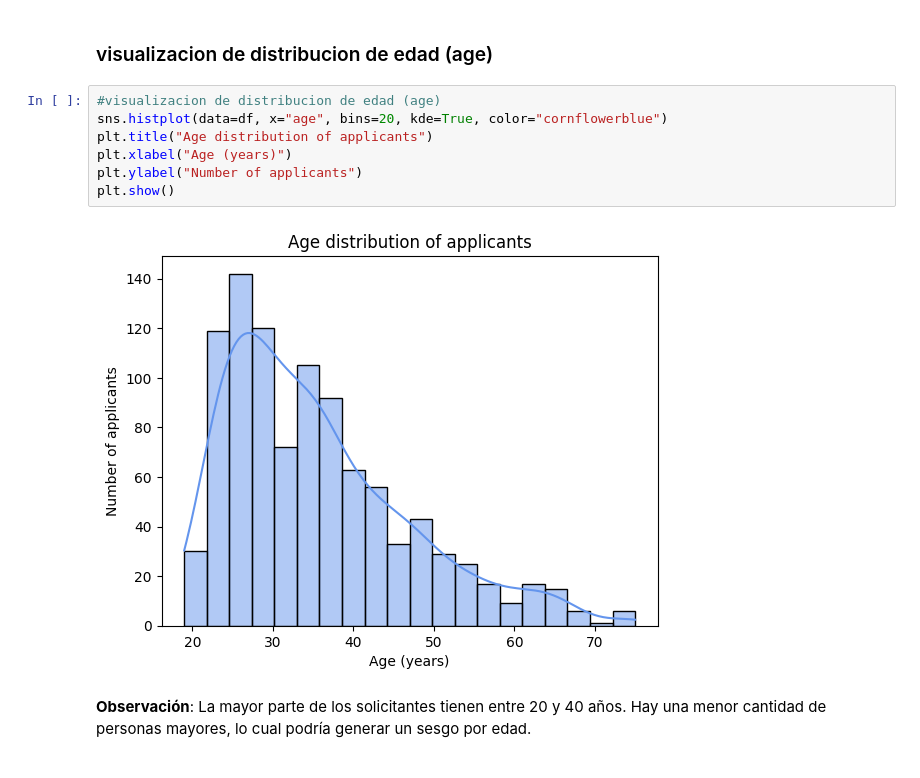
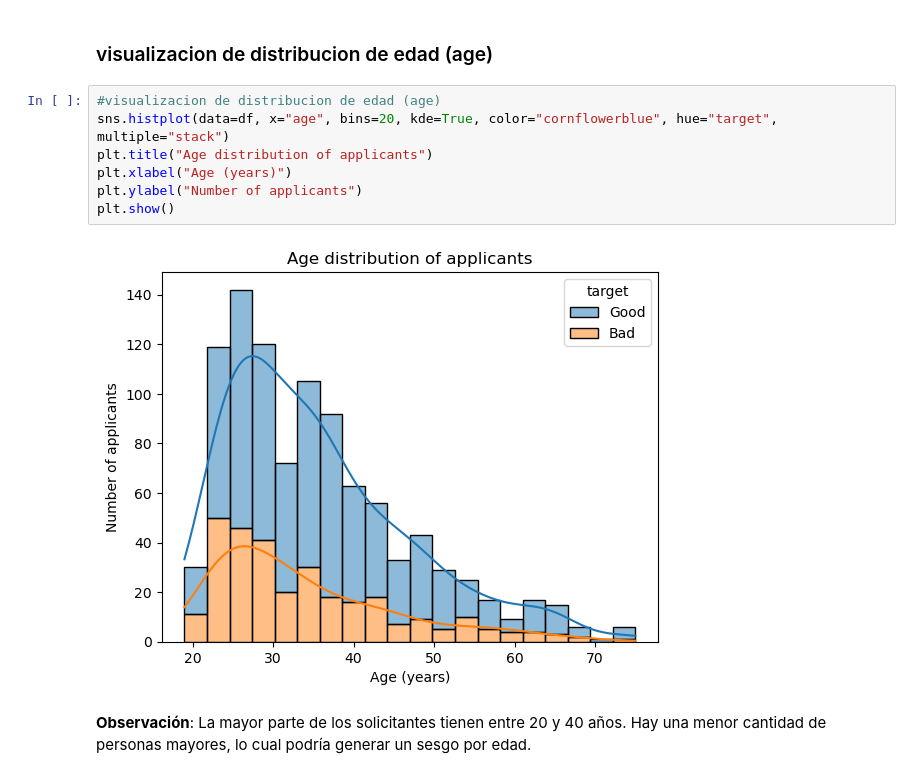
Before and after one commit to MateoRomano02/tp_equidad, a Jupyter notebook: notebooks/01_datasheet.ipynb, the cells around one changed output. Saved outputs shown, nothing was run; the diff lists cells and outputs as text.

```diff
--- a/notebooks/01_datasheet.ipynb
+++ b/notebooks/01_datasheet.ipynb
@@ -90,13 +191,13 @@ Passing `palette` without assigning `hue` is deprecated and will be removed in v
 ### visualizacion de distribucion de edad (age)
 # %%
 #visualizacion de distribucion de edad (age)
-sns.histplot(data=df, x="age", bins=20, kde=True, color="cornflowerblue")
+sns.histplot(data=df, x="age", bins=20, kde=True, color="cornflowerblue", hue="target", multiple="stack")
 plt.title("Age distribution of applicants")
 plt.xlabel("Age (years)")
 plt.ylabel("Number of applicants")
 plt.show()
 # %% [output]
-[figure, old version]
+[figure, new version]
 # %% [markdown]
 **Observación**: La mayor parte de los solicitantes tienen entre 20 y 40 años. Hay una menor cantidad de personas mayores, lo cual podría generar un sesgo por edad.
 # %% [markdown]
```
Also changed, not shown: parts of 4 cells of this notebook.
